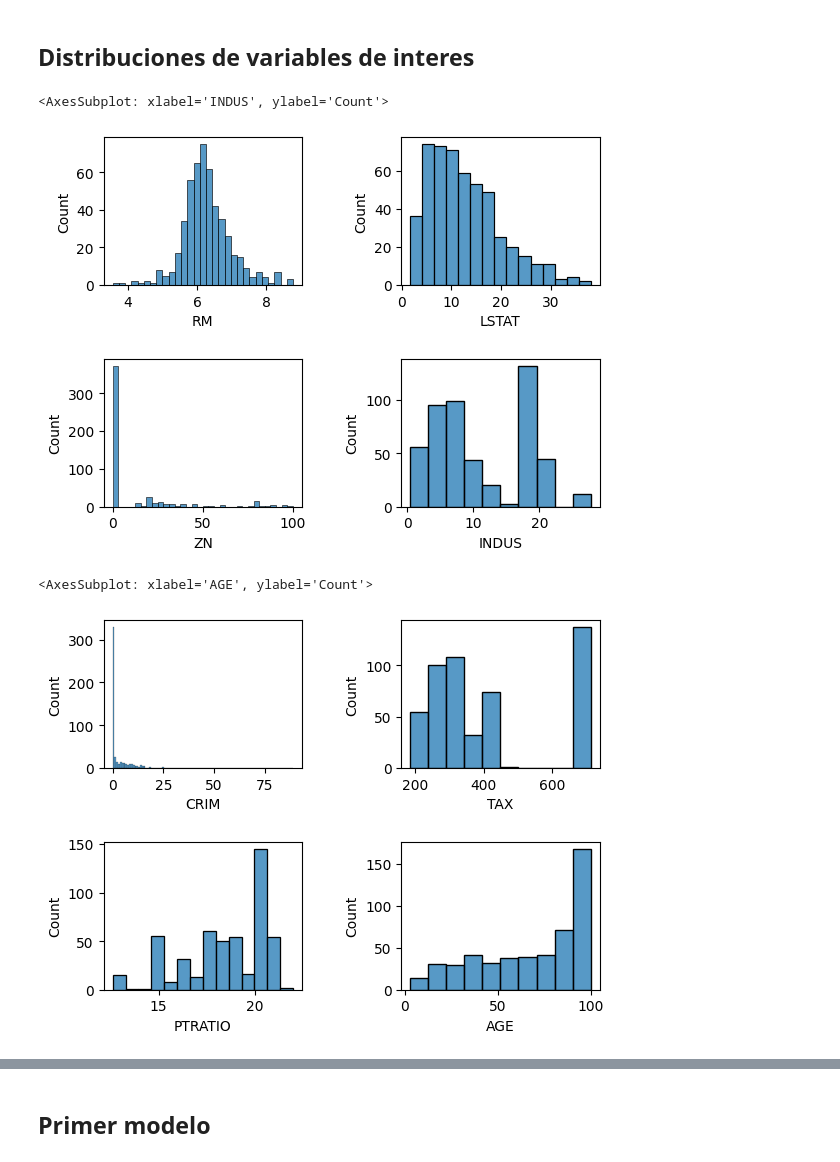
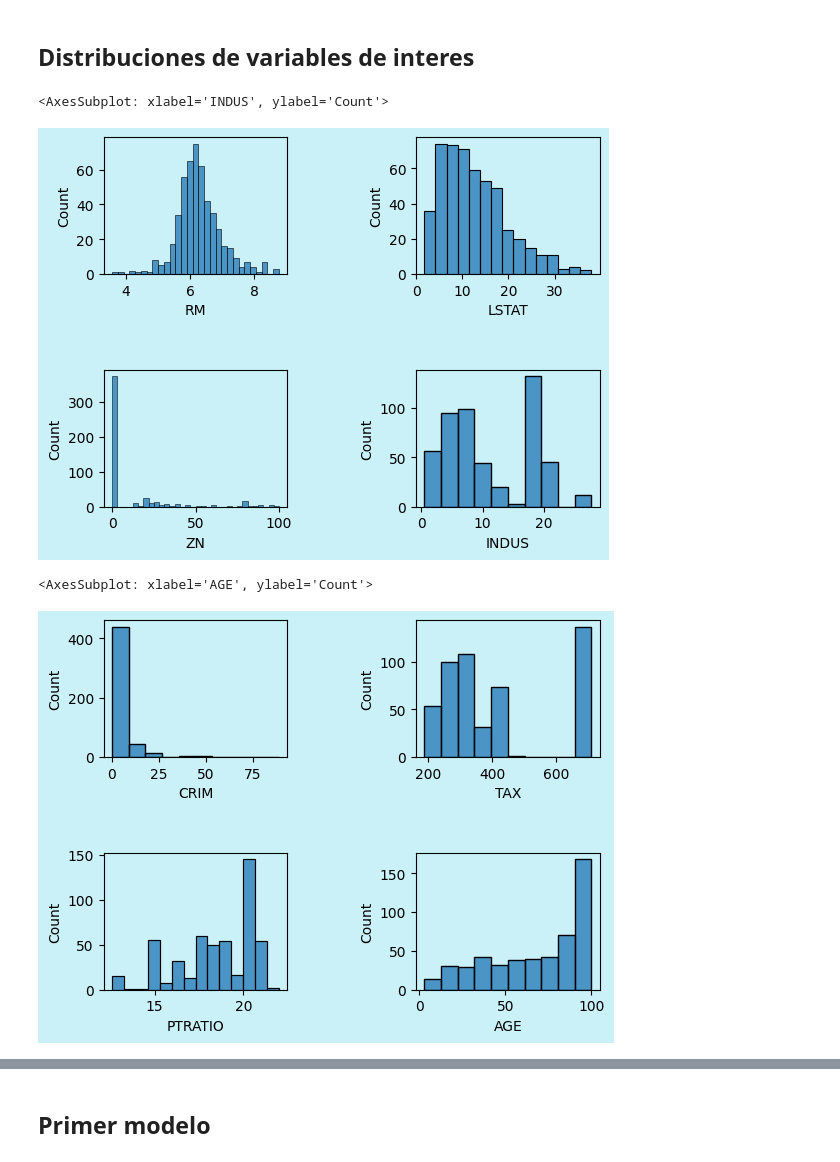
Before and after one commit to giraljv/Housing_rl_practice, a Jupyter notebook: housing.ipynb, the cells around one changed output, grey strips where cells are left out. Drawn from its saved outputs; the diff is of its cells as text; code cells hidden in the pictures.

```diff
--- a/housing.ipynb
+++ b/housing.ipynb
@@ -137,11 +161,19 @@ col_to_predict = ['MEDV']
 # %%
 fig = plt.figure()
 gs = fig.add_gridspec(2,2)
-gs.update(wspace = 0.5, hspace = 0.5)
+gs.update(wspace = 0.7, hspace = 0.7)
 ax0 = fig.add_subplot(gs[0,0])
 ax1 = fig.add_subplot(gs[0,1])
 ax2 = fig.add_subplot(gs[1,0])
 ax3 = fig.add_subplot(gs[1,1])
+
+#colors
+bgcolor = '#caf0f8'
+fig.patch.set_facecolor(bgcolor)
+ax0.set_facecolor(bgcolor)
+ax1.set_facecolor(bgcolor)
+ax2.set_facecolor(bgcolor)
+ax3.set_facecolor(bgcolor)
 
 #ax0
 sns.histplot(ax=ax0,data=df,x='RM')
@@ -154,25 +186,33 @@ sns.histplot(ax=ax2,data=df,x='ZN')
 sns.histplot(ax=ax3,data=df,x='INDUS')
 # %% [output]
 <AxesSubplot: xlabel='INDUS', ylabel='Count'>
-[figure, old version]
+[figure, new version]
 # %%
 fig = plt.figure()
 gs = fig.add_gridspec(2,2)
-gs.update(wspace = 0.5, hspace = 0.5)
+gs.update(wspace = 0.7, hspace = 0.7)
 ax0 = fig.add_subplot(gs[0,0])
 ax1 = fig.add_subplot(gs[0,1])
 ax2 = fig.add_subplot(gs[1,0])
 ax3 = fig.add_subplot(gs[1,1])
 
+
+#colors
+bgcolor = '#caf0f8'
+fig.patch.set_facecolor(bgcolor)
+ax0.set_facecolor(bgcolor)
+ax1.set_facecolor(bgcolor)
+ax2.set_facecolor(bgcolor)
+ax3.set_facecolor(bgcolor)
 #ax0
-sns.histplot(ax=ax0,data=df,x='CRIM')
+sns.histplot(ax=ax0,data=df,x='CRIM',bins=10)
 
 #ax1
 sns.histplot(ax=ax1,data=df,x='TAX')
 #ax2
 sns.histplot(ax=ax2,data=df,x='PTRATIO')
 #ax3
 sns.histplot(ax=ax3,data=df,x='AGE')
 # %% [output]
 <AxesSubplot: xlabel='AGE', ylabel='Count'>
-[figure, old version]
+[figure, new version]
```
Also changed, not shown: parts of 22 cells of this notebook.
